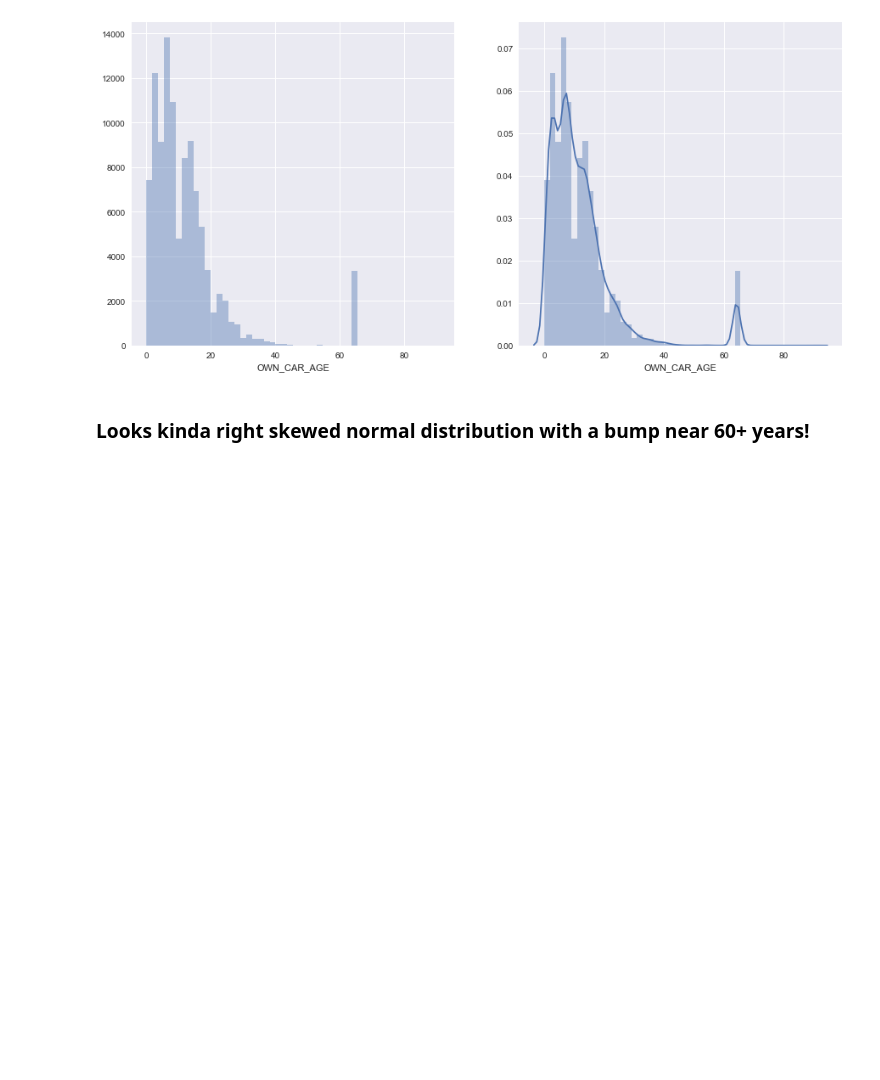
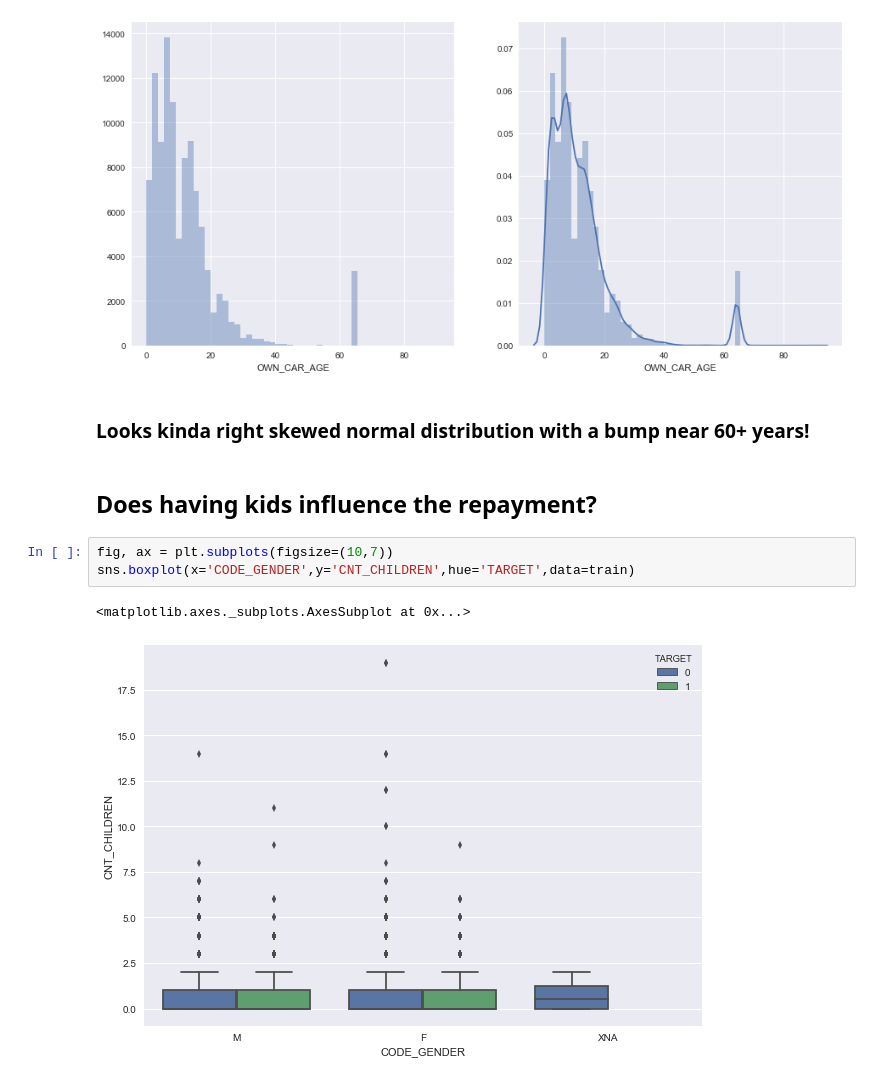
Before and after one commit to rakshithvasudev/Home-Credit-Default-Risk, a Jupyter notebook: EDA/Exploratory Data Analysis - Application Train.ipynb, the cells around one changed output. Drawn from its saved outputs; the diff is of its cells as text; blank space fills up the shorter version.

Commit message:
added kids influence

```diff
--- a/EDA/Exploratory Data Analysis - Application Train.ipynb
+++ b/EDA/Exploratory Data Analysis - Application Train.ipynb
@@ -174,3 +176,11 @@ sns.distplot(train['OWN_CAR_AGE'].dropna(),norm_hist=False,kde=True)
 [figure]
 # %% [markdown]
 ### Looks kinda right skewed normal distribution with a bump near 60+ years!
+# %% [markdown]
+## Does having kids influence the repayment?
+# %%
+fig, ax = plt.subplots(figsize=(10,7))
+sns.boxplot(x='CODE_GENDER',y='CNT_CHILDREN',hue='TARGET',data=train)
+# %% [output]
+<matplotlib.axes._subplots.AxesSubplot at 0x...>
+[figure, added]
```
Also changed, not shown: parts of 3 cells of this notebook.
